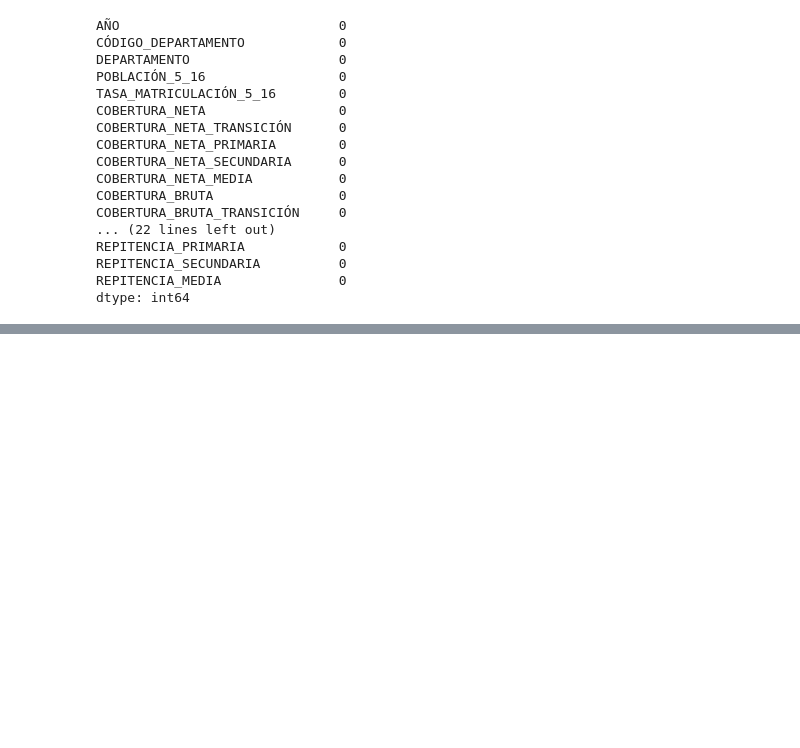
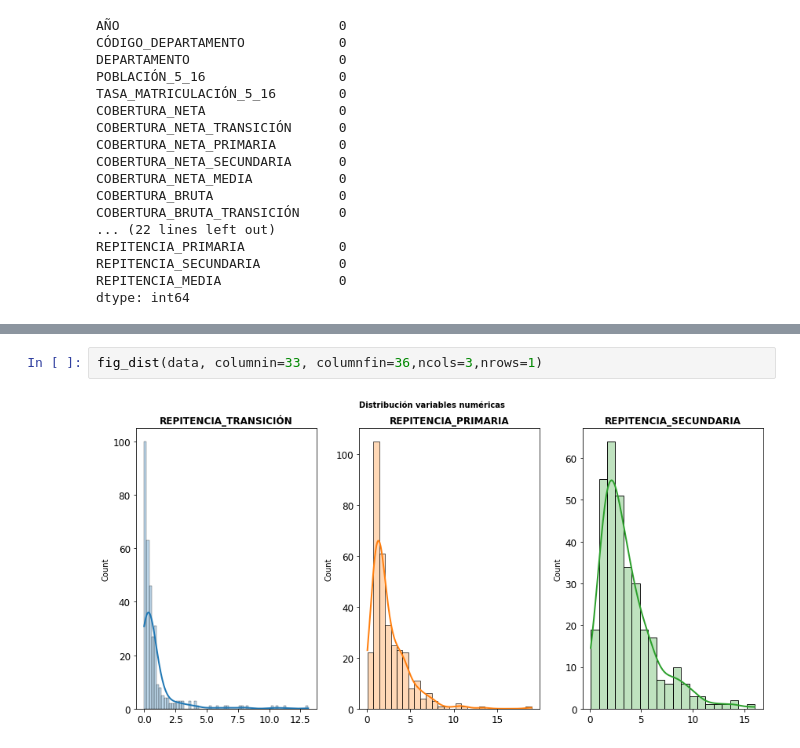
Before and after one commit to davidcastri/ProjectVST, a Jupyter notebook: Modelamiento/modelamiento.ipynb, the cells around one changed output, grey strips where cells are left out. Drawn from its saved outputs; the diff is of its cells as text; blank space fills up the shorter version.

```diff
--- a/Modelamiento/modelamiento.ipynb
+++ b/Modelamiento/modelamiento.ipynb
@@ -170,0 +245,4 @@ dtype: int64
+# %%
+fig_dist(data, columnin=33, columnfin=36,ncols=3,nrows=1)
+# %% [output]
+[figure, added]
```
Also changed, not shown: parts of 12 cells of this notebook.
